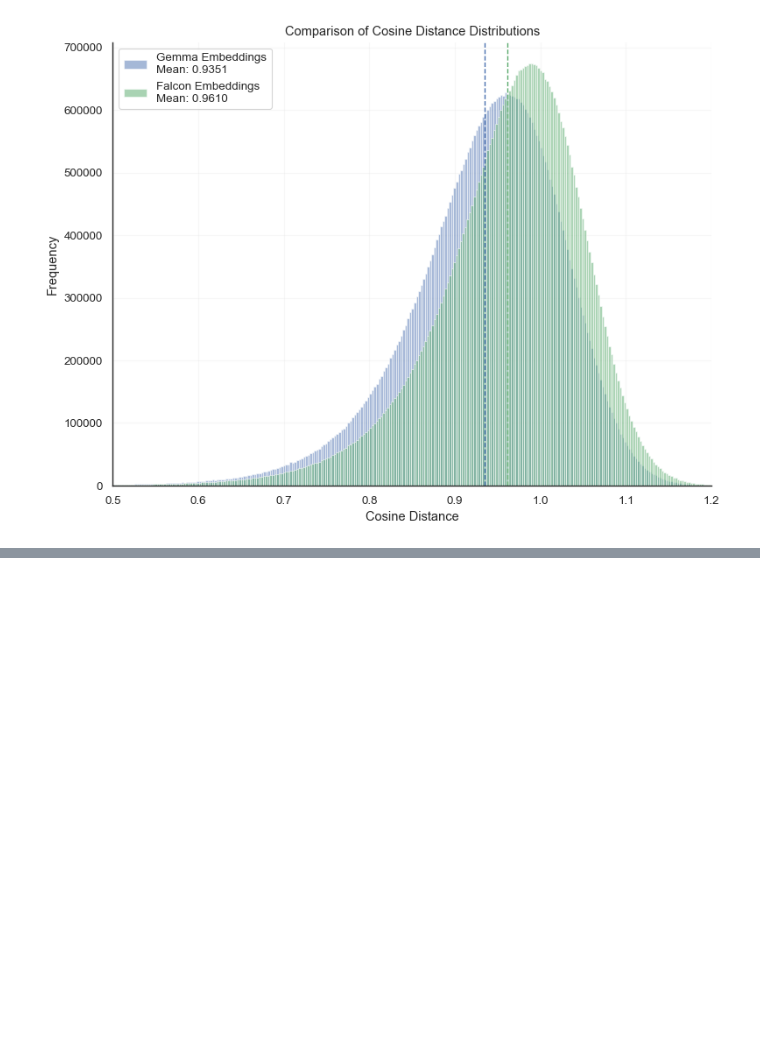
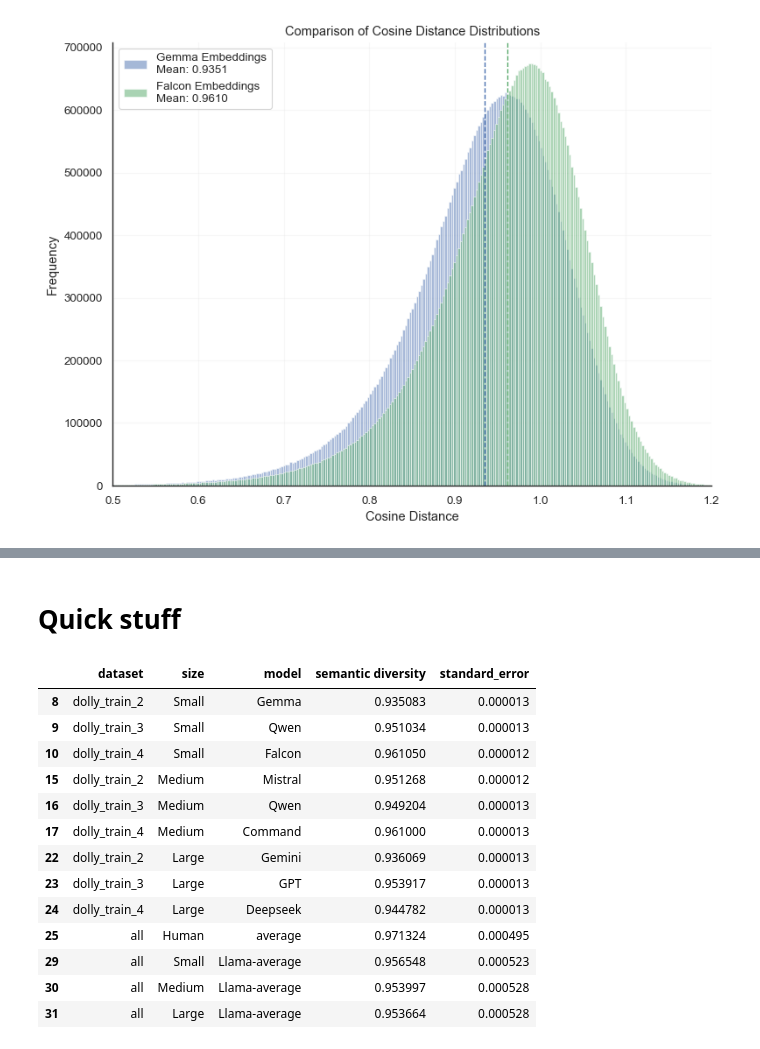
Before and after one commit to maxschaffelder/synthetic_data_diversity, a Jupyter notebook: data_analysis/semantic_diversity/semantic_diversity.ipynb, the cells around one changed output, grey strips where cells are left out. Drawn from its saved outputs; the diff is of its cells as text; code cells hidden in the pictures; blank space fills up the shorter version.

```diff
--- a/data_analysis/semantic_diversity/semantic_diversity.ipynb
+++ b/data_analysis/semantic_diversity/semantic_diversity.ipynb
@@ -832,0 +732,2 @@ Gemini with System Prompt Semantic Diversity: 0.937226 (SE: 0.000013)
+# %% [markdown]
+# Quick stuff
@@ -832,0 +736,33 @@ Gemini with System Prompt Semantic Diversity: 0.937226 (SE: 0.000013)
+# %%
+# Clean up whitespace in model column to ensure accurate matching
+stats['model'] = stats['model'].str.strip()
+
+# Condition 1: Exclude rows where the model is 'Llama' or 'Human'
+mask1 = stats['model'].isin(['Llama', 'Human'])
+
+# Condition 2: Exclude rows where model is 'average' and size is Small, Medium, or Large
+mask2 = (stats['model'] == 'average') & (stats['size'].isin(['Small', 'Medium', 'Large']))
+
+# Combine the conditions. A row will be excluded if it meets either condition.
+exclude_mask = mask1 | mask2
+
+# Apply the inverse of the mask to get the desired rows
+filtered_stats = stats[~exclude_mask]
+
+# Display the result
+display(filtered_stats)
+# %% [output]
+|  | dataset | size | model | semantic diversity | standard_error |
+| 8 | dolly_train_2 | Small | Gemma | 0.935083 | 0.000013 |
+| 9 | dolly_train_3 | Small | Qwen | 0.951034 | 0.000013 |
+| 10 | dolly_train_4 | Small | Falcon | 0.961050 | 0.000012 |
+| 15 | dolly_train_2 | Medium | Mistral | 0.951268 | 0.000012 |
+| 16 | dolly_train_3 | Medium | Qwen | 0.949204 | 0.000013 |
+| 17 | dolly_train_4 | Medium | Command | 0.961000 | 0.000013 |
+| 22 | dolly_train_2 | Large | Gemini | 0.936069 | 0.000013 |
+| 23 | dolly_train_3 | Large | GPT | 0.953917 | 0.000013 |
+| 24 | dolly_train_4 | Large | Deepseek | 0.944782 | 0.000013 |
+| 25 | all | Human | average | 0.971324 | 0.000495 |
+| 29 | all | Small | Llama-average | 0.956548 | 0.000523 |
+| 30 | all | Medium | Llama-average | 0.953997 | 0.000528 |
+| 31 | all | Large | Llama-average | 0.953664 | 0.000528 |
```
Also changed, not shown: parts of 7 cells of this notebook.
